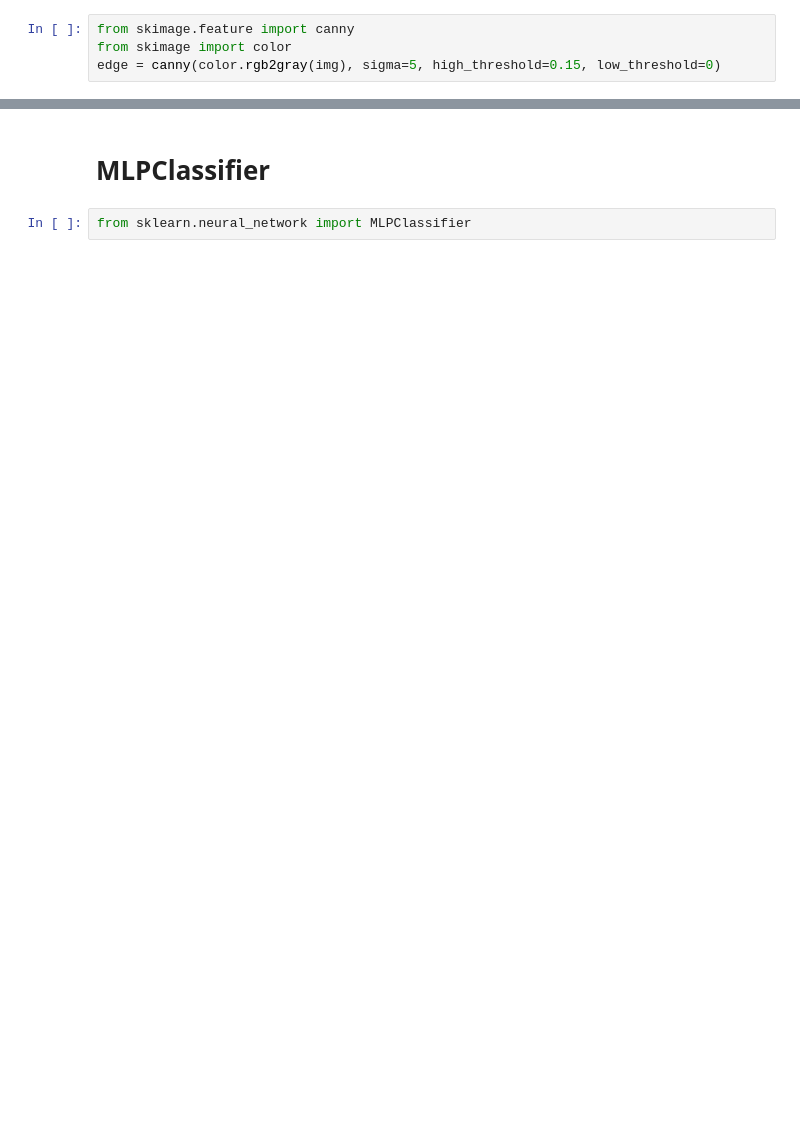
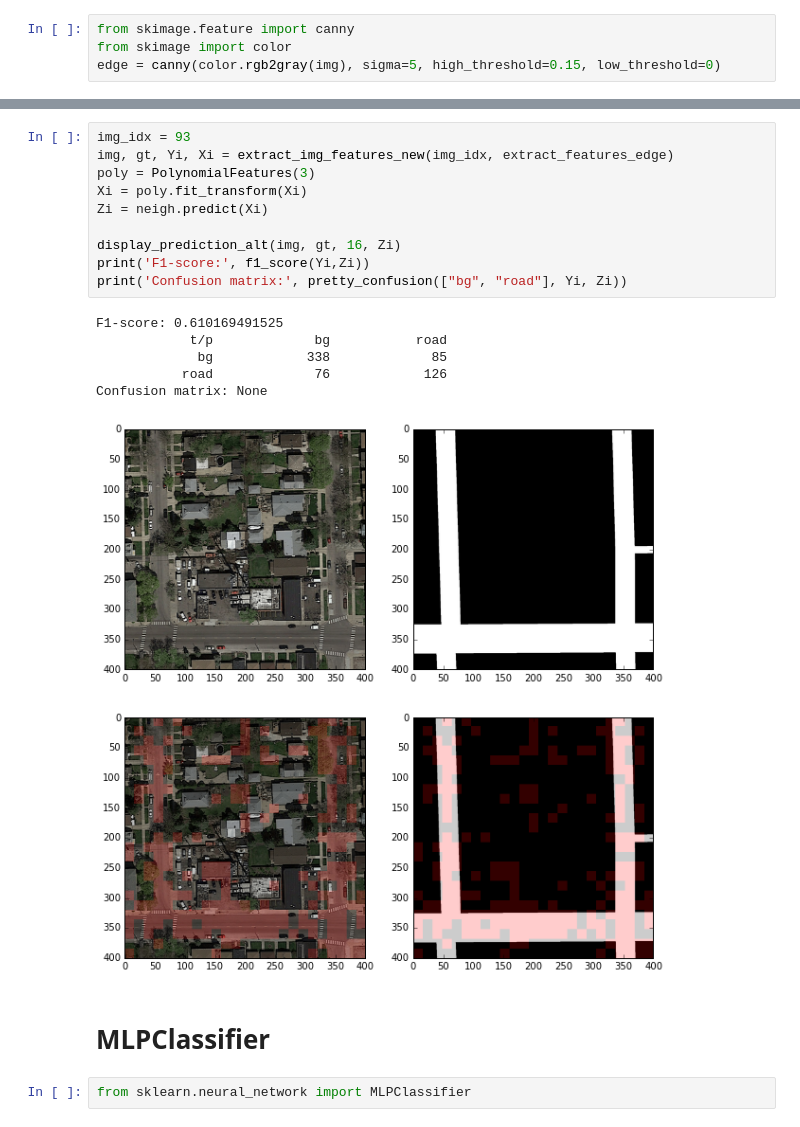
Before and after one commit to PaluchowskiMatthew/MachineLearning, a Jupyter notebook: Projects/project2/project_road_segmentation/Marie's segment_aerial_images.ipynb, the cells around one changed output, grey strips where cells are left out. Saved outputs shown, nothing was run; the diff lists cells and outputs as text; blank space fills up the shorter version.

```diff
--- a/Projects/project2/project_road_segmentation/Marie's segment_aerial_images.ipynb
+++ b/Projects/project2/project_road_segmentation/Marie's segment_aerial_images.ipynb
@@ -97,3 +144,20 @@ plt.imshow(edge)
+# %%
+img_idx = 93
+img, gt, Yi, Xi = extract_img_features_new(img_idx, extract_features_edge)
+poly = PolynomialFeatures(3)
+Xi = poly.fit_transform(Xi)
+Zi = neigh.predict(Xi)
+
+display_prediction_alt(img, gt, 16, Zi)
+print('F1-score:', f1_score(Yi,Zi))
+print('Confusion matrix:', pretty_confusion(["bg", "road"], Yi, Zi))
+# %% [output]
+F1-score: 0.610169491525
+            t/p             bg           road
+             bg            338             85
+           road             76            126
+Confusion matrix: None
+[figure, added]
 # %% [markdown]
 # MLPClassifier
 # %%
```
Also changed, not shown: parts of 11 cells of this notebook.
